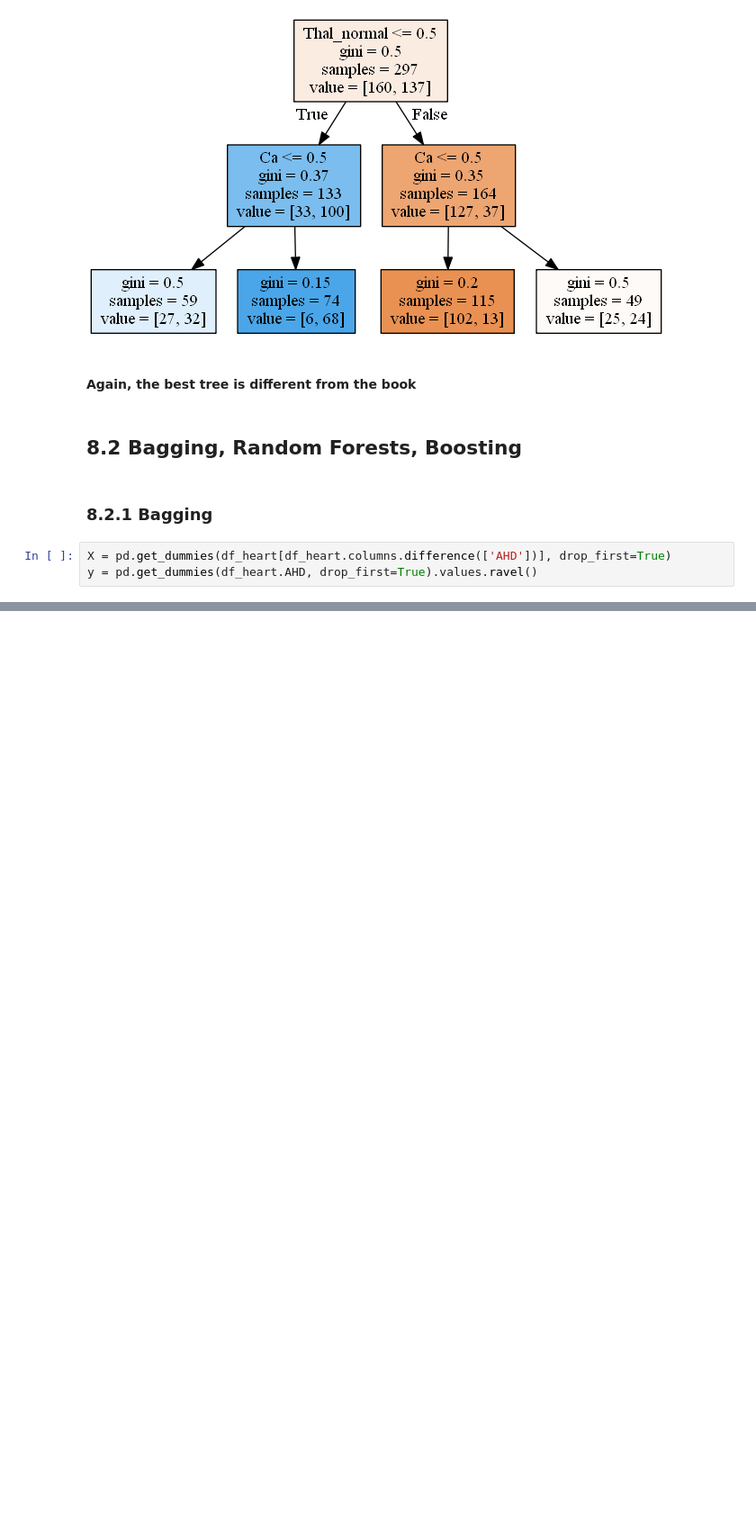
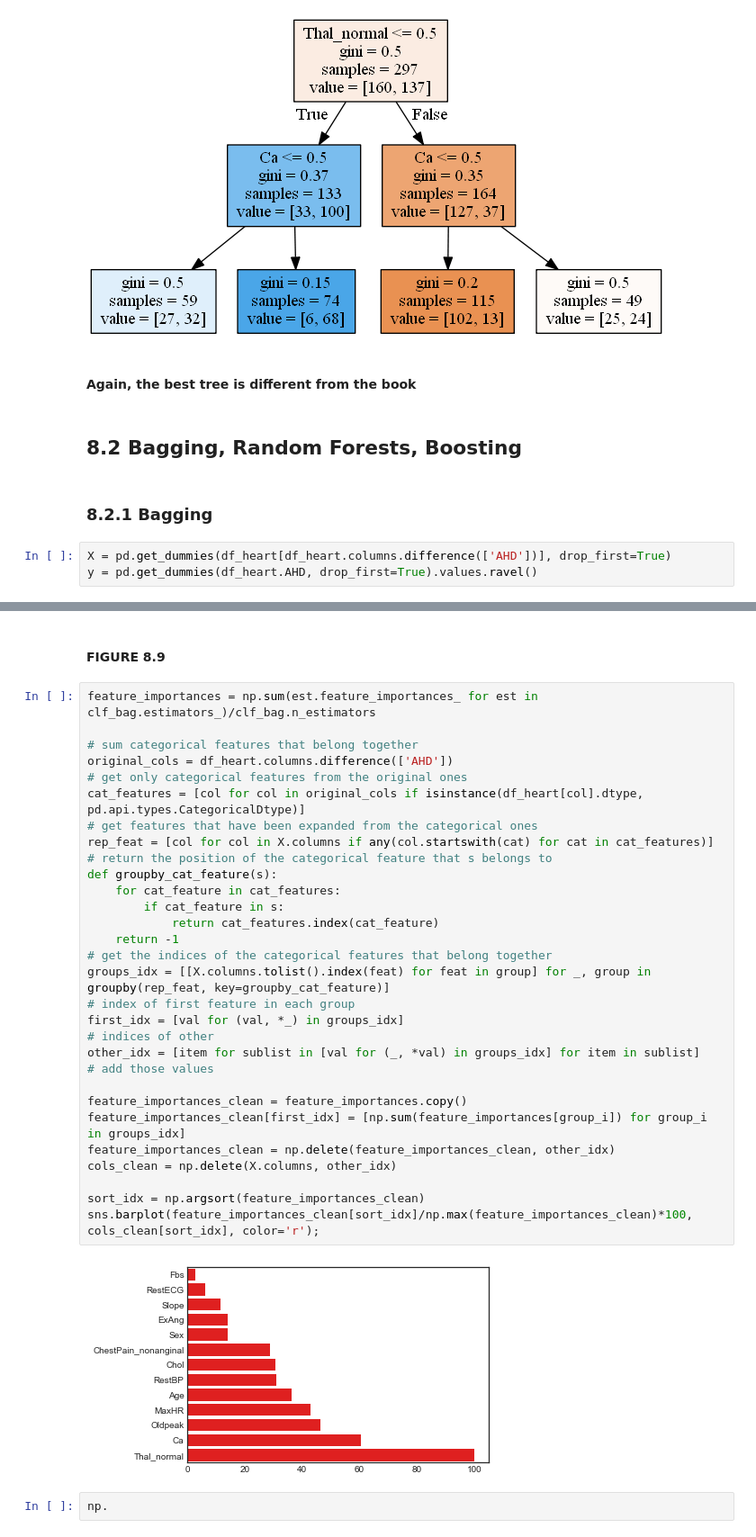
Before and after one commit to pedvide/ISLR_Python, a Jupyter notebook: Chapter8_Tree_Based_Methods.ipynb, the cells around one changed output, grey strips where cells are left out. Shown at 90% size. Saved outputs shown, nothing was run; the diff lists cells and outputs as text; blank space fills up the shorter version.

```diff
--- a/Chapter8_Tree_Based_Methods.ipynb
+++ b/Chapter8_Tree_Based_Methods.ipynb
@@ -227,0 +239,36 @@ Text(0,0.5,'Error')
+# %% [markdown]
+#### FIGURE 8.9
+# %%
+feature_importances = np.sum(est.feature_importances_ for est in clf_bag.estimators_)/clf_bag.n_estimators
+
+# sum categorical features that belong together
+original_cols = df_heart.columns.difference(['AHD'])
+# get only categorical features from the original ones
+cat_features = [col for col in original_cols if isinstance(df_heart[col].dtype, pd.api.types.CategoricalDtype)]
+# get features that have been expanded from the categorical ones
+rep_feat = [col for col in X.columns if any(col.startswith(cat) for cat in cat_features)]
+# return the position of the categorical feature that s belongs to
+def groupby_cat_feature(s):
+    for cat_feature in cat_features:
+        if cat_feature in s:
+            return cat_features.index(cat_feature)
+    return -1
+# get the indices of the categorical features that belong together
+groups_idx = [[X.columns.tolist().index(feat) for feat in group] for _, group in groupby(rep_feat, key=groupby_cat_feature)]
+# index of first feature in each group
+first_idx = [val for (val, *_) in groups_idx]
+# indices of other
+other_idx = [item for sublist in [val for (_, *val) in groups_idx] for item in sublist]
+# add those values
+
+feature_importances_clean = feature_importances.copy()
+feature_importances_clean[first_idx] = [np.sum(feature_importances[group_i]) for group_i in groups_idx]
+feature_importances_clean = np.delete(feature_importances_clean, other_idx)
+cols_clean = np.delete(X.columns, other_idx)
+
+sort_idx = np.argsort(feature_importances_clean)
+sns.barplot(feature_importances_clean[sort_idx]/np.max(feature_importances_clean)*100, cols_clean[sort_idx], color='r');
+# %% [output]
+[figure, added]
+# %%
+np.
```
Also changed, not shown: parts of 7 cells of this notebook.
